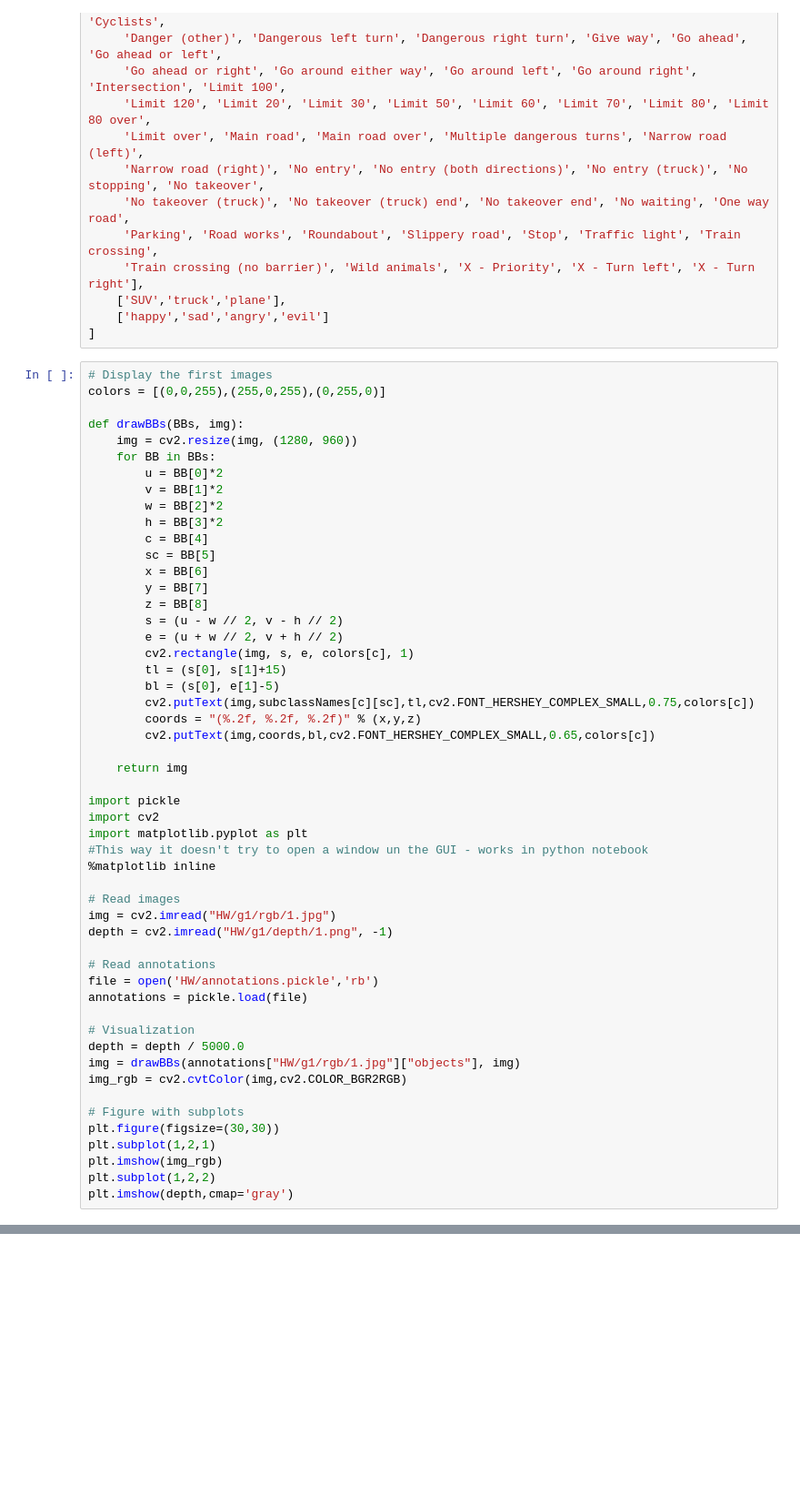
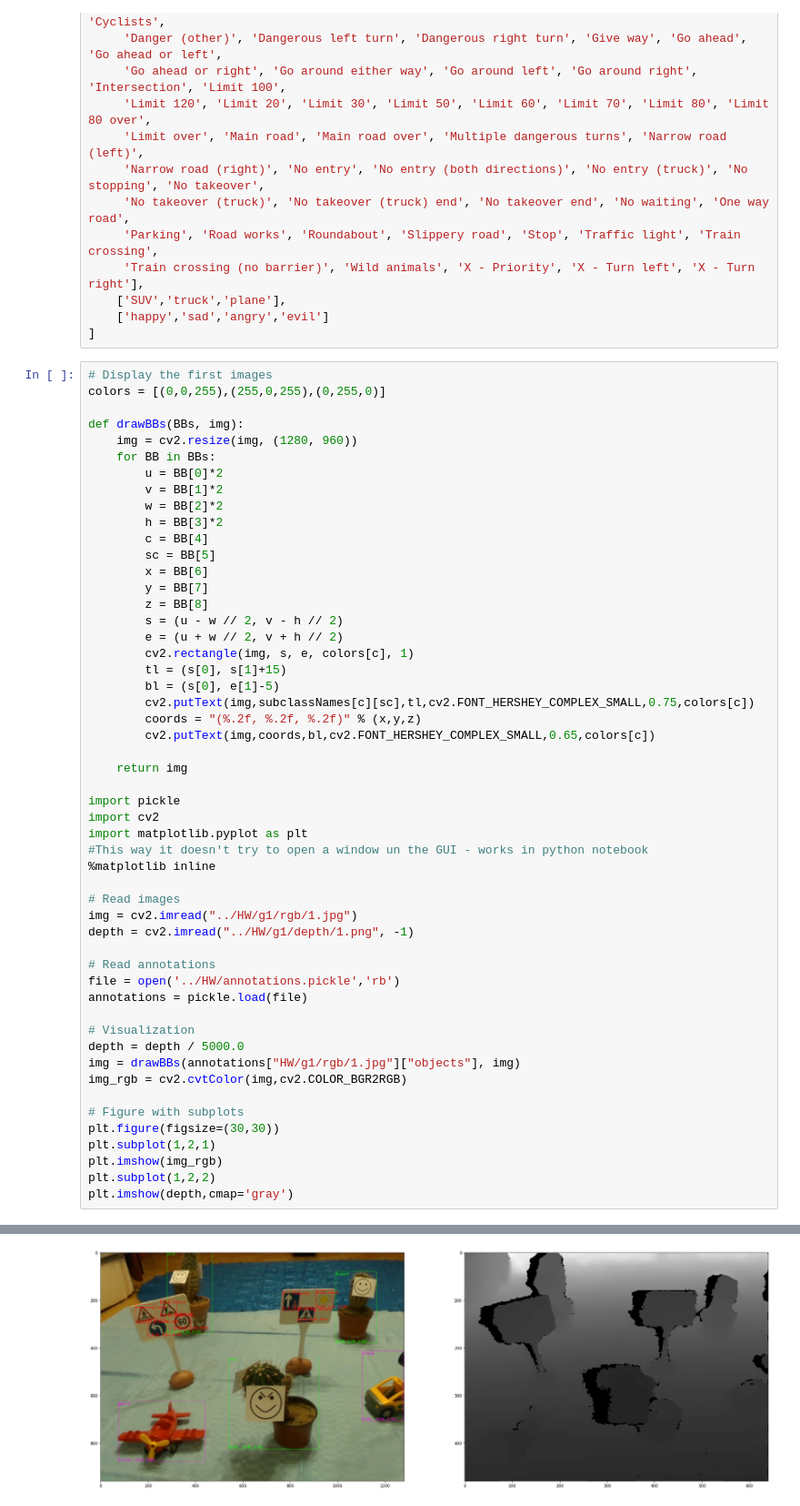
Before and after one commit to szykry/CVML_HW, a Jupyter notebook: CVML_HW.ipynb, the cells around one changed output, grey strips where cells are left out. Shown at 91% size. Drawn from its saved outputs; the diff is of its cells as text; blank space fills up the shorter version.

```diff
--- a/CVML_HW.ipynb
+++ b/CVML_HW.ipynb
@@ -189,11 +337,11 @@ import matplotlib.pyplot as plt
 %matplotlib inline
 
 # Read images
-img = cv2.imread("HW/g1/rgb/1.jpg")
-depth = cv2.imread("HW/g1/depth/1.png", -1)
+img = cv2.imread("../HW/g1/rgb/1.jpg")
+depth = cv2.imread("../HW/g1/depth/1.png", -1)
 
 # Read annotations
-file = open('HW/annotations.pickle','rb')
+file = open('../HW/annotations.pickle','rb')
 annotations = pickle.load(file)
 
 # Visualization
@@ -207,3 +355,4 @@ plt.subplot(1,2,1)
 plt.imshow(img_rgb)
 plt.subplot(1,2,2)
 plt.imshow(depth,cmap='gray')
+# %% [output]
@@ -209,0 +360 @@ plt.imshow(depth,cmap='gray')
+[figure, added]
```
Also changed, not shown: parts of 10 cells of this notebook.
